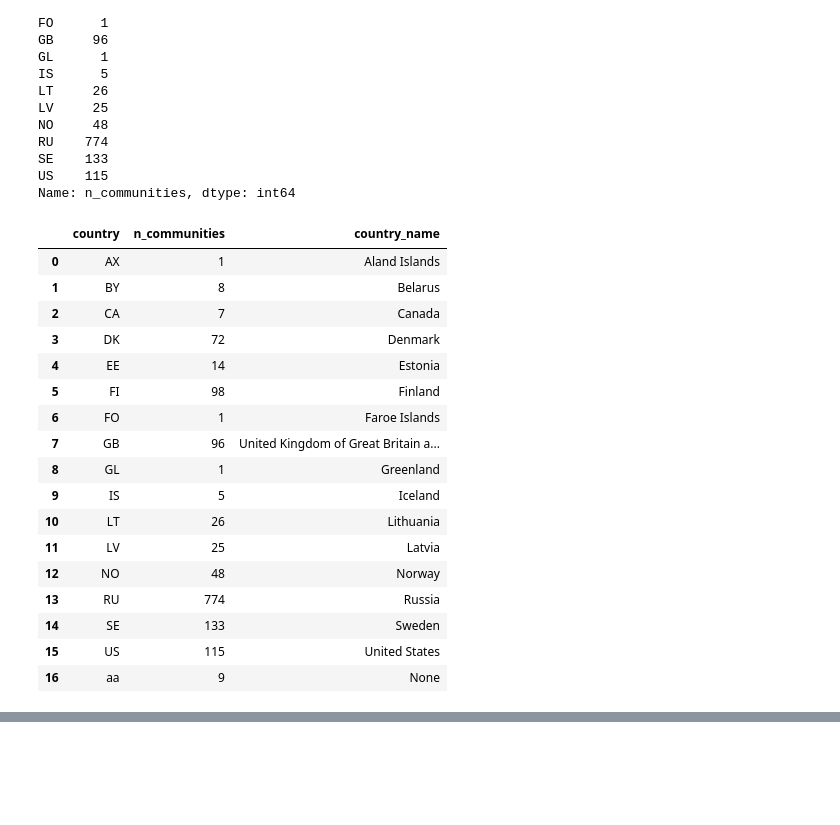
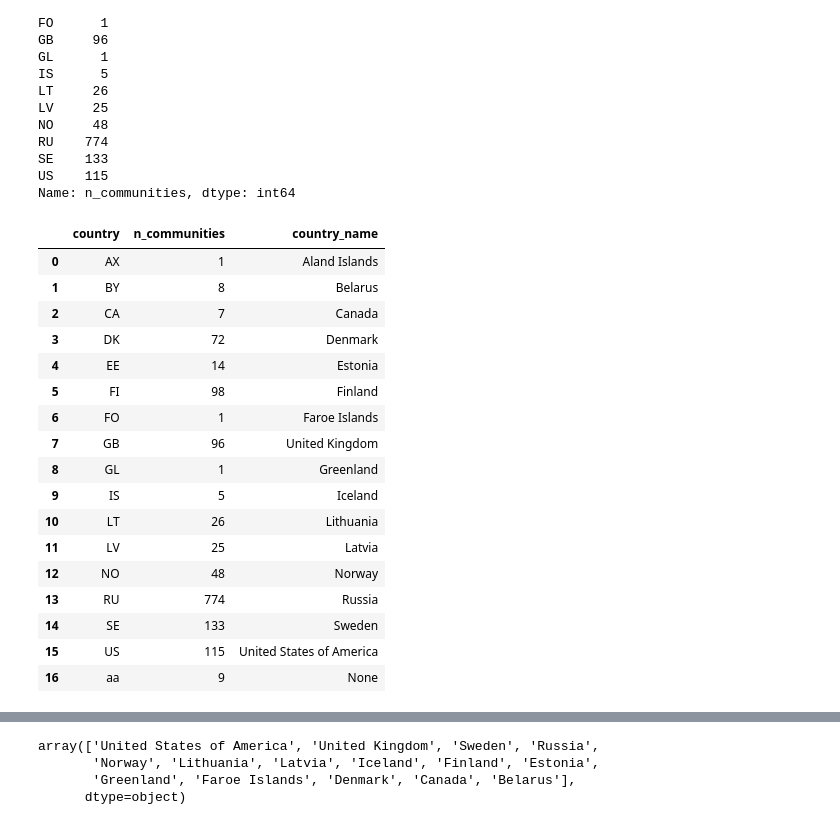
Before and after one commit to carmengg/eds-220-book, a Jupyter notebook: lectures/lesson-10-geojson.ipynb, the cells around one changed output, grey strips where cells are left out. Saved outputs shown, nothing was run; the diff lists cells and outputs as text; code cells hidden in the pictures; blank space fills up the shorter version.

```diff
--- a/lectures/lesson-10-geojson.ipynb
+++ b/lectures/lesson-10-geojson.ipynb
@@ -6,6 +6,8 @@ import matplotlib.pyplot as plt
 import numpy as np
 
 import contextily as ctx
+# %%
+pd.set_option("display.max.columns", None)
 # %%
 communities = gpd.read_file('https://cn.dataone.org/cn/v2/resolve/urn%3Auuid%3Aed7718ae-fb0d-43dd-9270-fbfe80bfc7a4')
 communities.head()
@@ -122,36 +124,36 @@ Name: n_communities, dtype: int64
 # %%
 n_comms = pd.DataFrame(n_comm).reset_index()
 
 country_names = ['Aland Islands',
  'Belarus',
  'Canada',
  'Denmark',
  'Estonia',
  'Finland',
  'Faroe Islands',
- 'United Kingdom of Great Britain and Northern Ireland',
+ 'United Kingdom',
  'Greenland',
  'Iceland',
   'Lithuania',
   'Latvia',
   'Norway',
   'Russia',
   'Sweden',
-  'United States',
+  'United States of America',
   None]
 
 n_comms['country_name'] = country_names
 n_comms
 # %% [output]
 |  | country | n_communities | country_name |
 | 0 | AX | 1 | Aland Islands |
 | 1 | BY | 8 | Belarus |
 | 2 | CA | 7 | Canada |
 | 3 | DK | 72 | Denmark |
 | 4 | EE | 14 | Estonia |
 | 5 | FI | 98 | Finland |
 | 6 | FO | 1 | Faroe Islands |
-| 7 | GB | 96 | United Kingdom of Great Britain a... |
+| 7 | GB | 96 | United Kingdom |
 | 8 | GL | 1 | Greenland |
 | 9 | IS | 5 | Iceland |
 | 10 | LT | 26 | Lithuania |
@@ -159,7 +161,7 @@ n_comms
 | 12 | NO | 48 | Norway |
 | 13 | RU | 774 | Russia |
 | 14 | SE | 133 | Sweden |
-| 15 | US | 115 | United States |
+| 15 | US | 115 | United States of America |
 | 16 | aa | 9 | None |
 # %%
 countries = gpd.read_file('ne_50m_admin_0_countries/ne_50m_admin_0_countries.shp')
@@ -182,0 +183,8 @@ countries
+# %%
+# all except Aland Islands
+countries[countries.ADMIN.isin(country_names)].ADMIN.unique()
+# %% [output]
+array(['United States of America', 'United Kingdom', 'Sweden', 'Russia',
+       'Norway', 'Lithuania', 'Latvia', 'Iceland', 'Finland', 'Estonia',
+       'Greenland', 'Faroe Islands', 'Denmark', 'Canada', 'Belarus'],
+      dtype=object)
```
Also changed, not shown: parts of 5 cells of this notebook.
